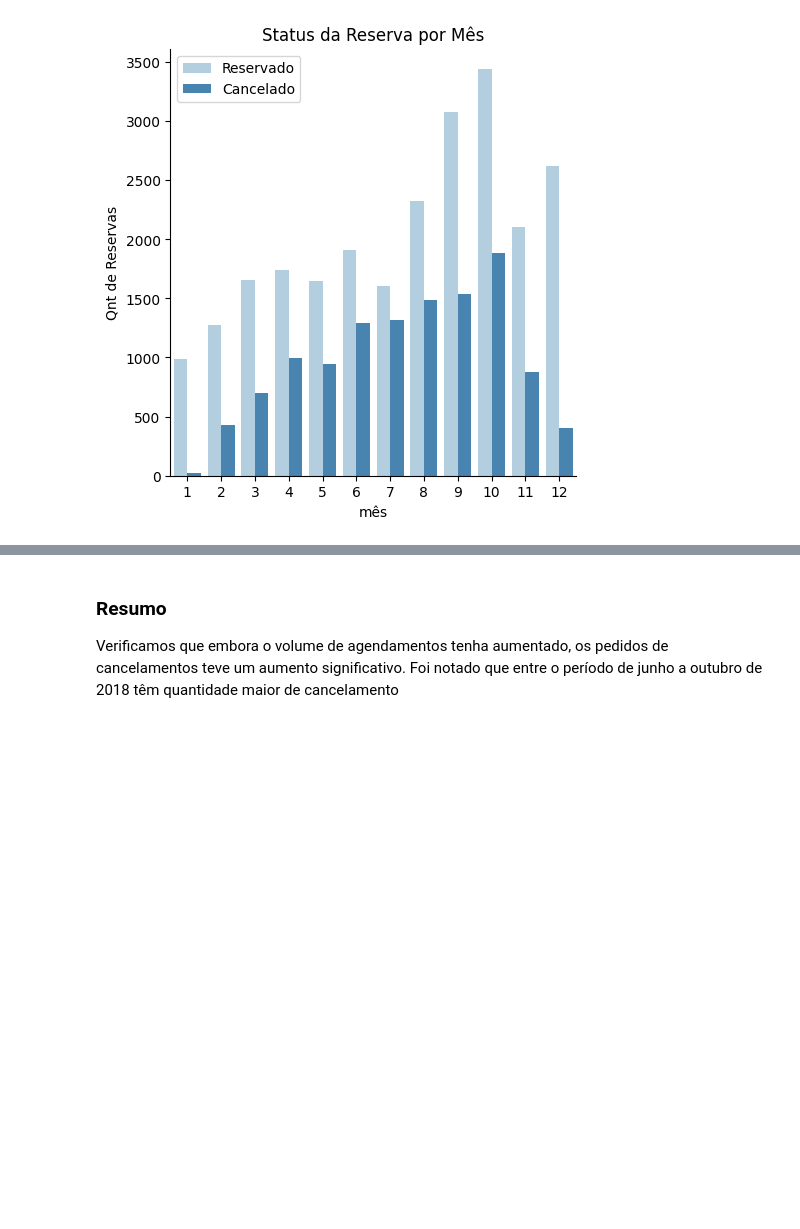
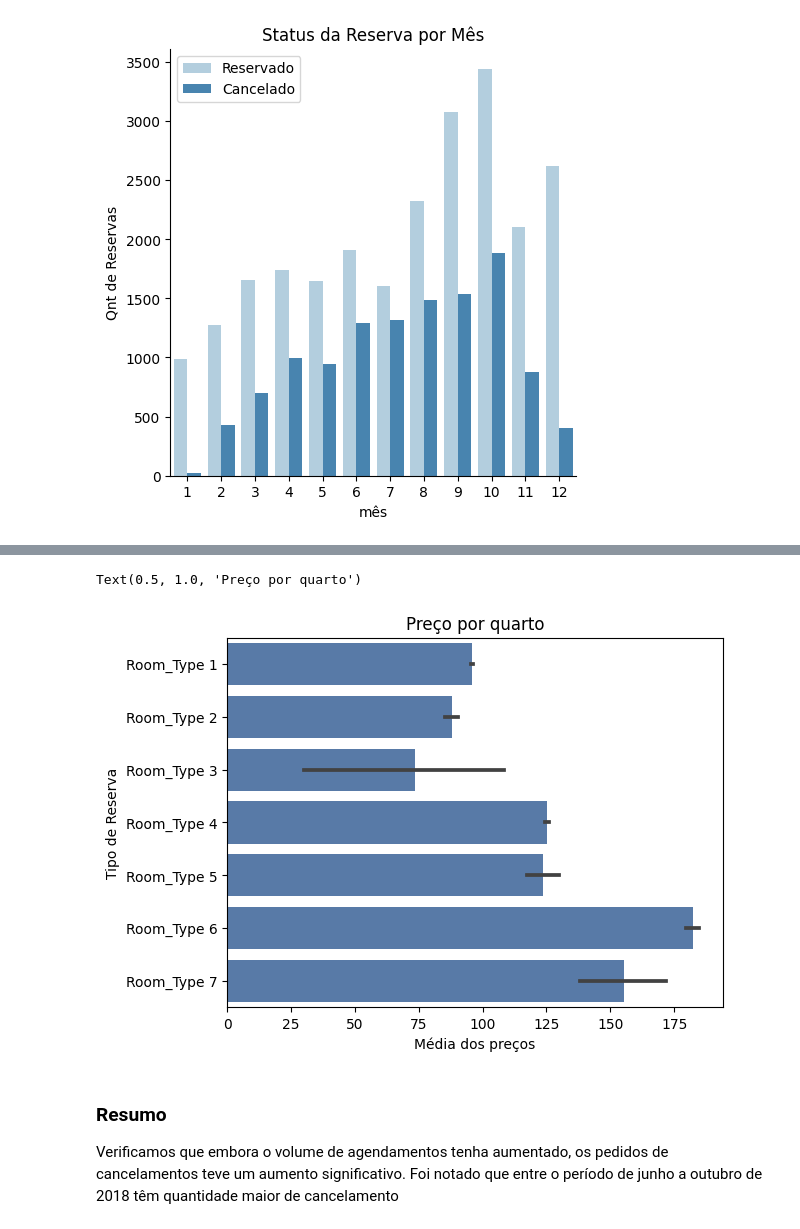
Before and after one commit to clferreira1985/PUC_RJ-Pos_Ciencia_de_Dados_e_Analytics, a Jupyter notebook: Machine_Learning/MVP_Hotel_Reservations_Dataset.ipynb, the cells around one changed output, grey strips where cells are left out. Saved outputs shown, nothing was run; the diff lists cells and outputs as text; code cells hidden in the pictures; blank space fills up the shorter version.

```diff
--- a/Machine_Learning/MVP_Hotel_Reservations_Dataset.ipynb
+++ b/Machine_Learning/MVP_Hotel_Reservations_Dataset.ipynb
@@ -174,3 +184,11 @@ pd.crosstab(df["ano"], df['status_da_reserva']).plot(kind='bar',
+# %%
+sns.barplot(x= "media_dos_precos",color = "#4b78b4", y = "tipo_de_reserva",data = df, order=order)
+plt.ylabel('Tipo de Reserva')
+plt.xlabel('Média dos preços')
+plt.title('Preço por quarto')
+# %% [output]
+Text(0.5, 1.0, 'Preço por quarto')
+[figure, added]
 # %% [markdown]
 ### **Resumo**
 
```
Also changed, not shown: parts of 10 cells of this notebook.
